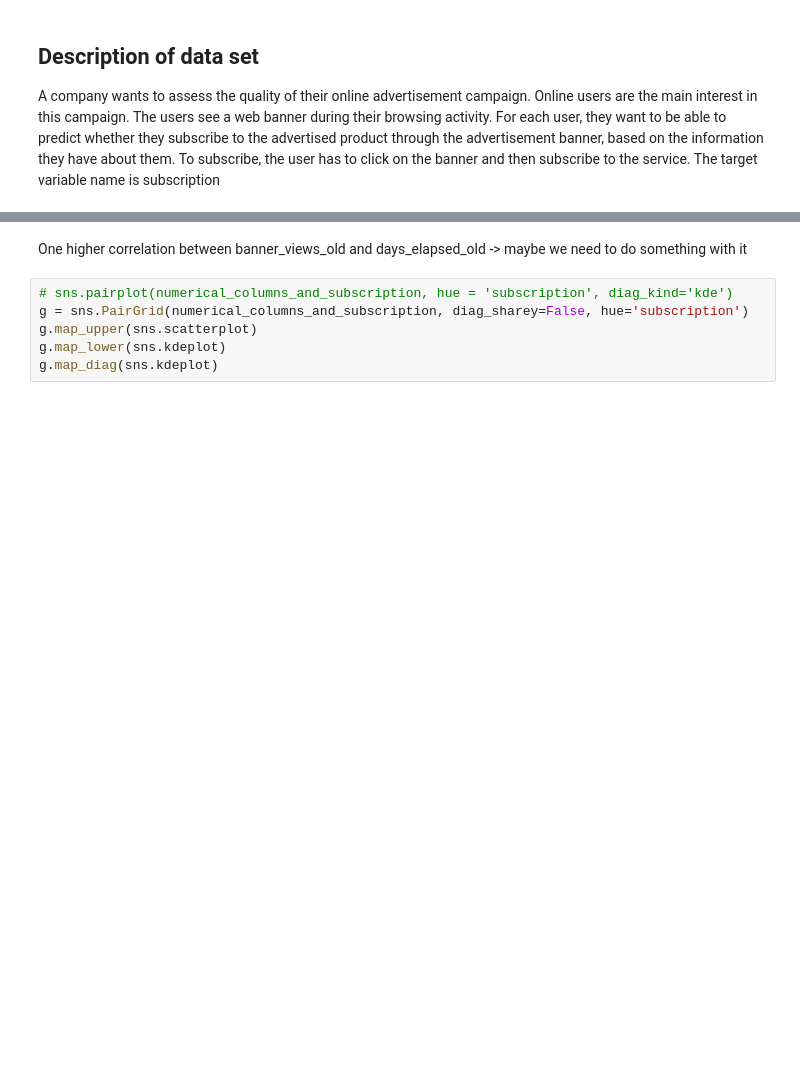
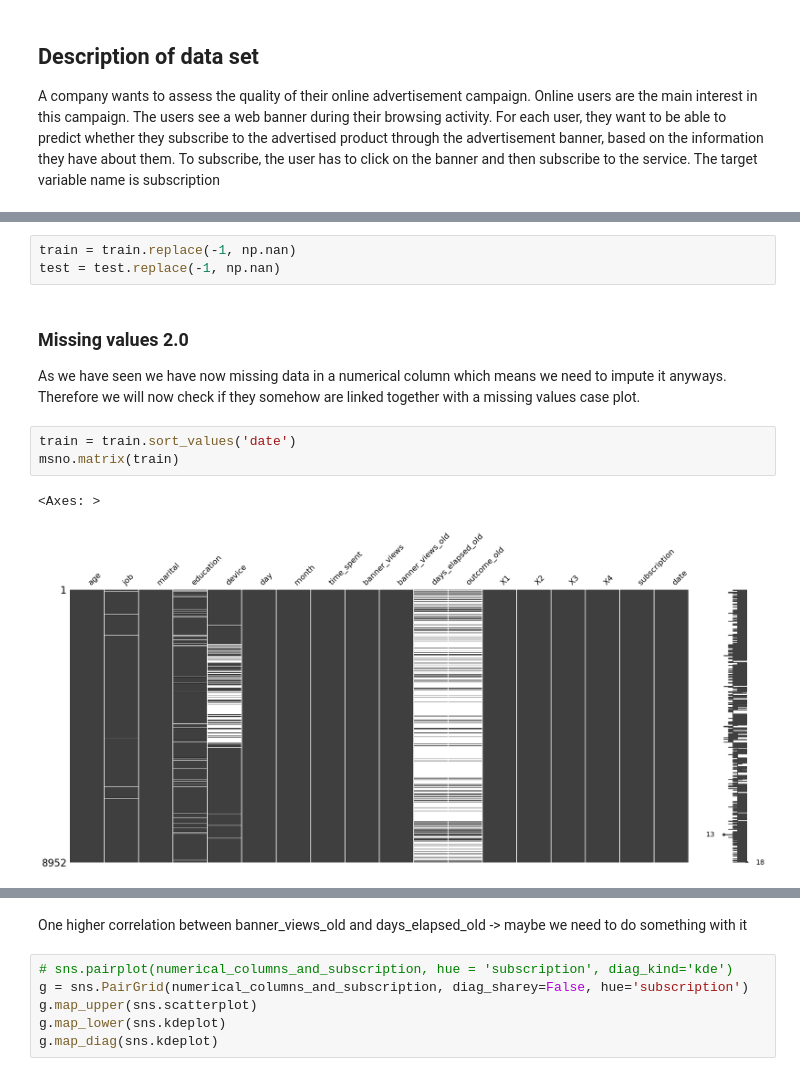
Before and after one commit to realbigi/ML_Data_Competition, a Jupyter notebook: Report.ipynb, the cells around one changed output, grey strips where cells are left out. Cells and saved outputs as stored; diff of their text form; blank space fills up the shorter version.

```diff
--- a/Report.ipynb
+++ b/Report.ipynb
@@ -103,0 +162,13 @@ numerical columns do not have NA's. GOOD! We definitely need to scale.
+# %%
+train = train.replace(-1, np.nan)
+test = test.replace(-1, np.nan)
+# %% [markdown]
+### Missing values 2.0
+
+As we have seen we have now missing data in a numerical column which means we need to impute it anyways. Therefore we will now check if they somehow are linked together with a missing values case plot.
+# %%
+train = train.sort_values('date')
+msno.matrix(train)
+# %% [output]
+<Axes: >
+[figure, added]
```
Also changed, not shown: parts of 28 cells of this notebook, 1 other file.
